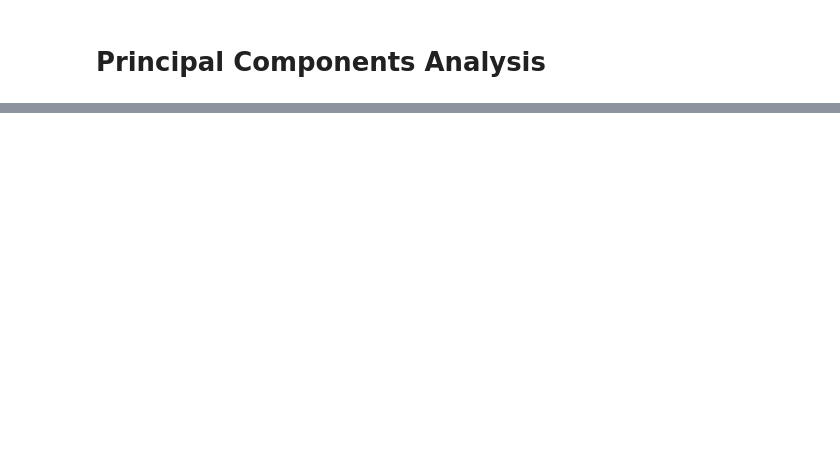
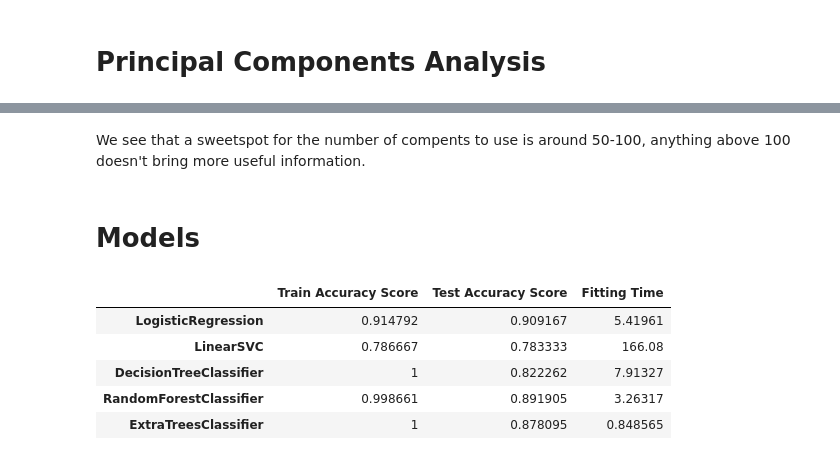
Before and after one commit to ArthMx/MNIST, a Jupyter notebook: MNIST_3.ipynb, the cells around one changed output, grey strips where cells are left out. Cells and saved outputs as stored; diff of their text form; code cells hidden in the pictures; blank space fills up the shorter version.

```diff
--- a/MNIST_3.ipynb
+++ b/MNIST_3.ipynb
@@ -56,2 +57,10 @@ multidigits_plot(digits)
 # %% [markdown]
 # Principal Components Analysis
+# %%
+from sklearn.decomposition import PCA
+
+pca = PCA()
+pca.fit(X_train)
+
+# Get X_train in the base of pca
+X_train_pca = pca.transform(X_train)
@@ -57,0 +122,25 @@ multidigits_plot(digits)
+# %% [markdown]
+We see that a sweetspot for the number of compents to use is around 50-100, anything above 100 doesn't bring more useful information.
+# %% [markdown]
+# Models
+# %%
+pca = PCA(100)
+pca.fit(X_train)
+X_train_pca = pca.transform(X_train)
+X_test_pca = pca.transform(X_test)
+
+estimators = [LogisticRegression(solver='lbfgs'),
+              LinearSVC(),
+              DecisionTreeClassifier(),
+              RandomForestClassifier(),
+              ExtraTreesClassifier()
+              ]
+results_df, estimators_fitted = multi_estimators_results(estimators, X_train_pca, X_test_pca, y_train, y_test)
+results_df
+# %% [output]
+|  | Train Accuracy Score | Test Accuracy Score | Fitting Time |
+| LogisticRegression | 0.914792 | 0.909167 | 5.41961 |
+| LinearSVC | 0.786667 | 0.783333 | 166.08 |
+| DecisionTreeClassifier | 1 | 0.822262 | 7.91327 |
+| RandomForestClassifier | 0.998661 | 0.891905 | 3.26317 |
+| ExtraTreesClassifier | 1 | 0.878095 | 0.848565 |
```
Also changed, not shown: parts of 7 cells of this notebook, 1 other file.
